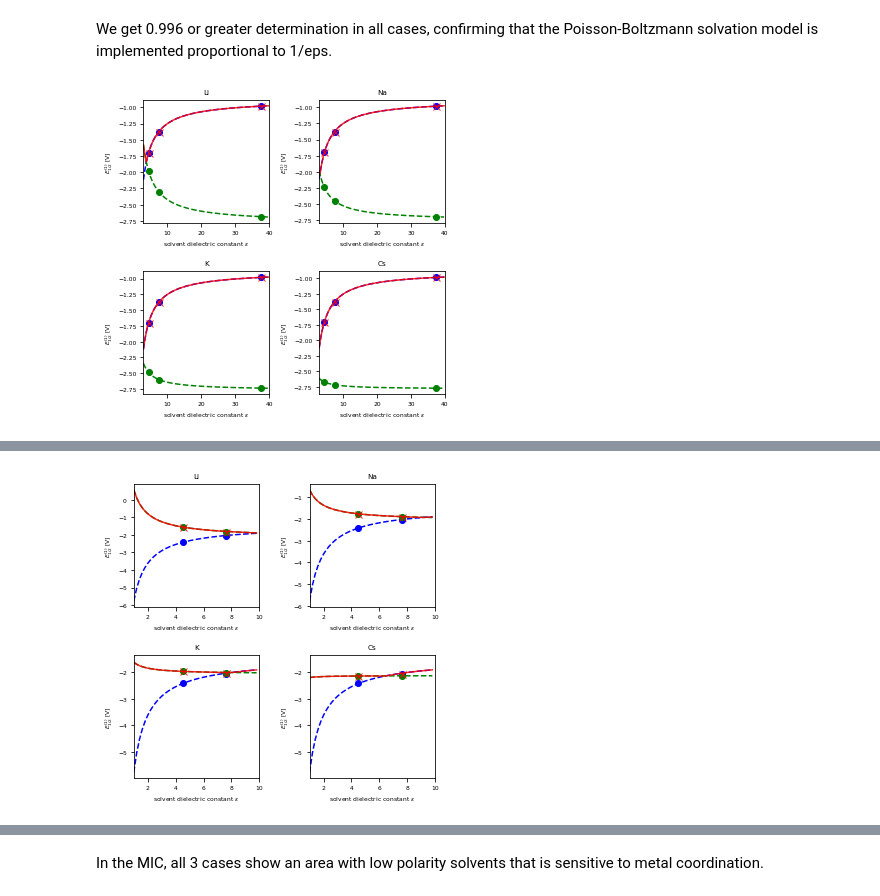
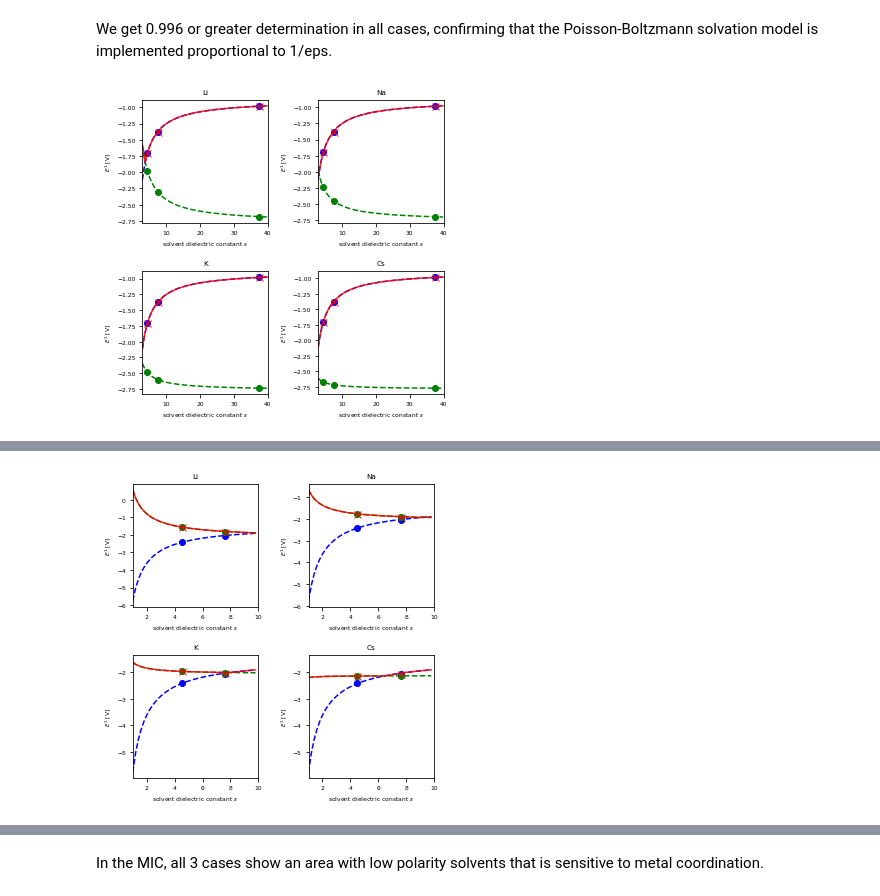
Before and after one commit to BaikgrpKAIST/FIGS-BIs_for_SET_catalysis, a Jupyter notebook: FIGS_BIs_for_redox_catalysis.ipynb, the cells around one changed output, grey strips where cells are left out. Cells and saved outputs as stored; diff of their text form; code cells hidden in the pictures.

```diff
--- a/FIGS_BIs_for_redox_catalysis.ipynb
+++ b/FIGS_BIs_for_redox_catalysis.ipynb
@@ -594,7 +594,7 @@ def metal_coord_figure(E_df, metals, xrange, download, filename_png):
 
         axs[i].set_xlabel(r"solvent dielectric constant $\epsilon$")
         axs[i].set_xlim(xrange[0], xrange[1])
-        axs[i].set_ylabel(r"$E_{1/2}^{(1)}$ [$\mathrm{V}$]")
+        axs[i].set_ylabel(r"$E^{1}$ [$\mathrm{V}$]")
         axs[i].set_title(metal)
 
         i += 1
@@ -710,13 +710,13 @@ metal_coord_figure(
     filename_png="metal_coord_IPr_fit.png",
 )
 # %% [output]
-[figure, old version]
+[figure, new version]
 # %%
 metal_coord_figure(
     E_df=df_metal_ions_thiazole,
     metals=["Li", "Na", "K", "Cs"],
     xrange=(1, 10),
-    download=False,
+    download=True,
     filename_png="metal_coord_thiazole_fit.png",
 )
 # %% [output]
@@ -723,4 +725,4 @@ metal_coord_figure(
-[figure, old version]
+[figure, new version]
 # %%
 metal_coord_figure(
     E_df=df_metal_ions_MIC,
```
Also changed, not shown: parts of 11 cells of this notebook.
